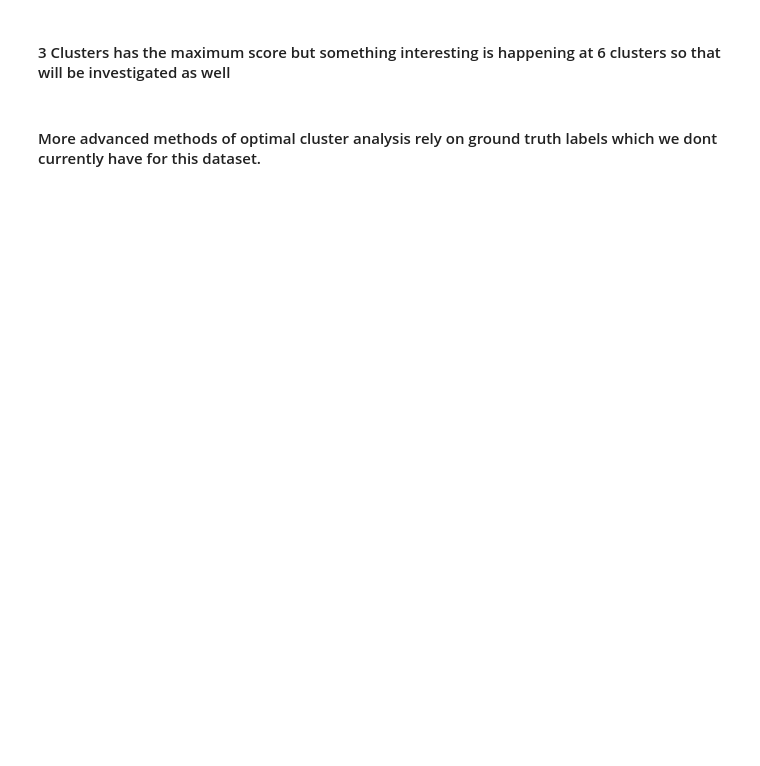
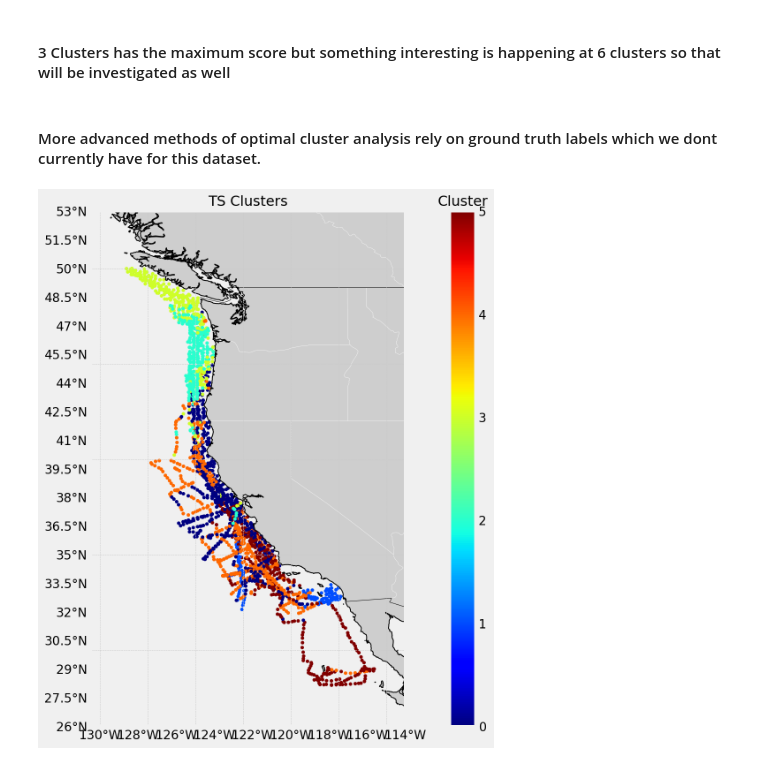
Before and after one commit to marisolgr/2022_SummerInternship_FarallonInstitute, a Jupyter notebook: will/TS _Clustering.ipynb, the cells around one changed output. Drawn from its saved outputs; the diff is of its cells as text; code cells hidden in the pictures; blank space fills up the shorter version.

```diff
--- a/will/TS _Clustering.ipynb
+++ b/will/TS _Clustering.ipynb
@@ -313,3 +335,50 @@ plt.show()
 #### 3 Clusters has the maximum score but something interesting is happening at 6 clusters so that will be investigated as well
 # %% [markdown]
 #### More advanced methods of optimal cluster analysis rely on ground truth labels which we dont currently have for this dataset.
+# %%
+#create list of ticks for the x axis
+#default_x_ticks = range(0,len(ds['time']),divmod(len(ds['time']), 10)[0]) #selects out 10 evenly spaced dates from the data
+
+#define latitude and longitude boundaries
+latr = [27, 52]
+lonr = [-115, -130]
+
+# Select a region of our data, giving it a margin
+margin = 0.5
+region = np.array([[latr[0]-margin,latr[1]+margin],[lonr[0]+margin,lonr[1]-margin]])
+
+#add state outlines
+states_provinces = cfeature.NaturalEarthFeature(
+        category='cultural',
+        name='admin_1_states_provinces_lines',
+        scale='50m',
+        facecolor='none')
+
+# Create and set the figure context
+fig = plt.figure(figsize=(16,10), dpi = 144)
+ax = plt.axes(projection=ccrs.PlateCarree())
+ax.coastlines(resolution='10m',linewidth=1,color='black')
+ax.add_feature(cfeature.LAND, color='grey', alpha=0.3)
+ax.add_feature(states_provinces, linewidth = 0.5)
+ax.add_feature(cfeature.BORDERS)
+ax.set_extent([region[1,0],region[1,1],region[0,0],region[0,1]],crs=ccrs.PlateCarree())
+ax.set_xticks(np.round([*np.arange(region[1,1],region[1,0]+1,2)][::-1],0), crs=ccrs.PlateCarree())
+ax.set_yticks(np.round([*np.arange(np.floor(region[0,0]),region[0,1]+1,1.5)],1), crs=ccrs.PlateCarree())
+ax.xaxis.set_major_formatter(LongitudeFormatter(zero_direction_label=True))
+ax.yaxis.set_major_formatter(LatitudeFormatter())
+ax.gridlines(linestyle = '--', linewidth = 0.5)
+
+clb = fig.colorbar(sc)
+clb.ax.set_title('Cluster', fontdict = {'fontsize' : 16})
+
+# Plot track data, color by temperature
+loc = mdates.AutoDateLocator()
+sc = plt.scatter(x = df['lon'], y = df['lat'], s = 12, c = labels, cmap='jet')
+#plt.plot(ds['lon'], ds['lat'], ls = ':', c = 'navy', alpha = 0.4)
+#clb = fig.colorbar(sc, ticks=np.linspace(min(ds['date']), max(ds['date']), 11))
+
+#clb.set_ticklabels(ds['time'].dt.date[default_x_ticks].values)
+plt.title('TS Clusters', fontdict = {'fontsize' : 16})
+plt.show()
+# %% [output]
+[figure, added]
```
Also changed, not shown: parts of 13 cells of this notebook.
